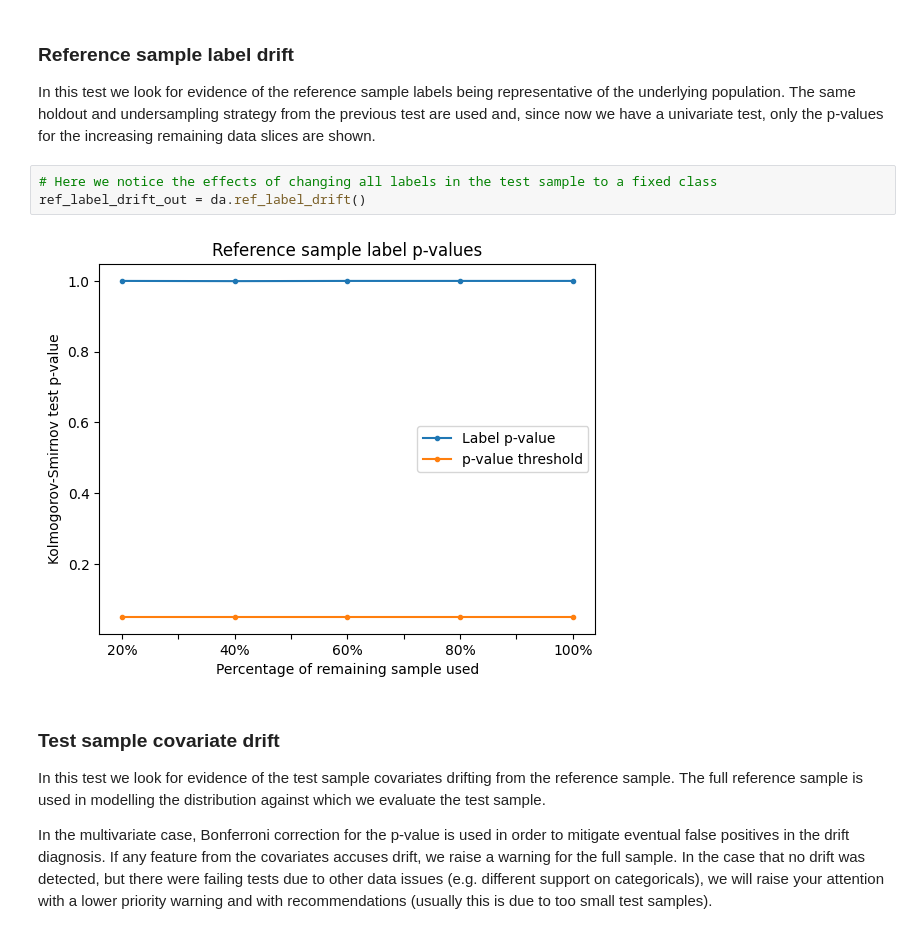
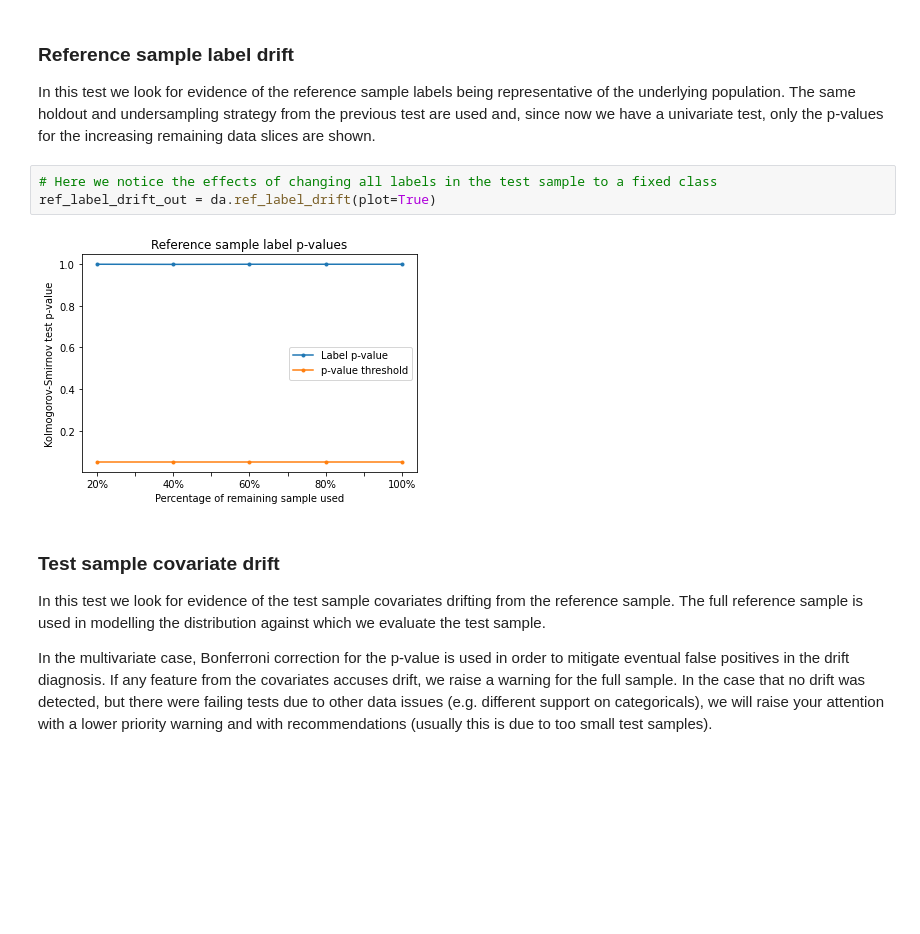
Before and after one commit to ydataai/ydata-quality, a Jupyter notebook: tutorials/drift.ipynb, the cells around one changed output. Drawn from its saved outputs; the diff is of its cells as text; blank space fills up the shorter version.

```diff
--- a/tutorials/drift.ipynb
+++ b/tutorials/drift.ipynb
@@ -133,9 +130,9 @@ In this test we look for evidence of the reference sample labels being represent
 The same holdout and undersampling strategy from the previous test are used and, since now we have a univariate test, only the p-values for the increasing remaining data slices are shown.
 # %%
 # Here we notice the effects of changing all labels in the test sample to a fixed class
-ref_label_drift_out = da.ref_label_drift()
+ref_label_drift_out = da.ref_label_drift(plot=True)
 # %% [output]
-[figure, old version]
+[figure, new version]
 # %% [markdown]
 ### Test sample covariate drift
 
```
Also changed, not shown: parts of 6 cells of this notebook, 7 other files.
